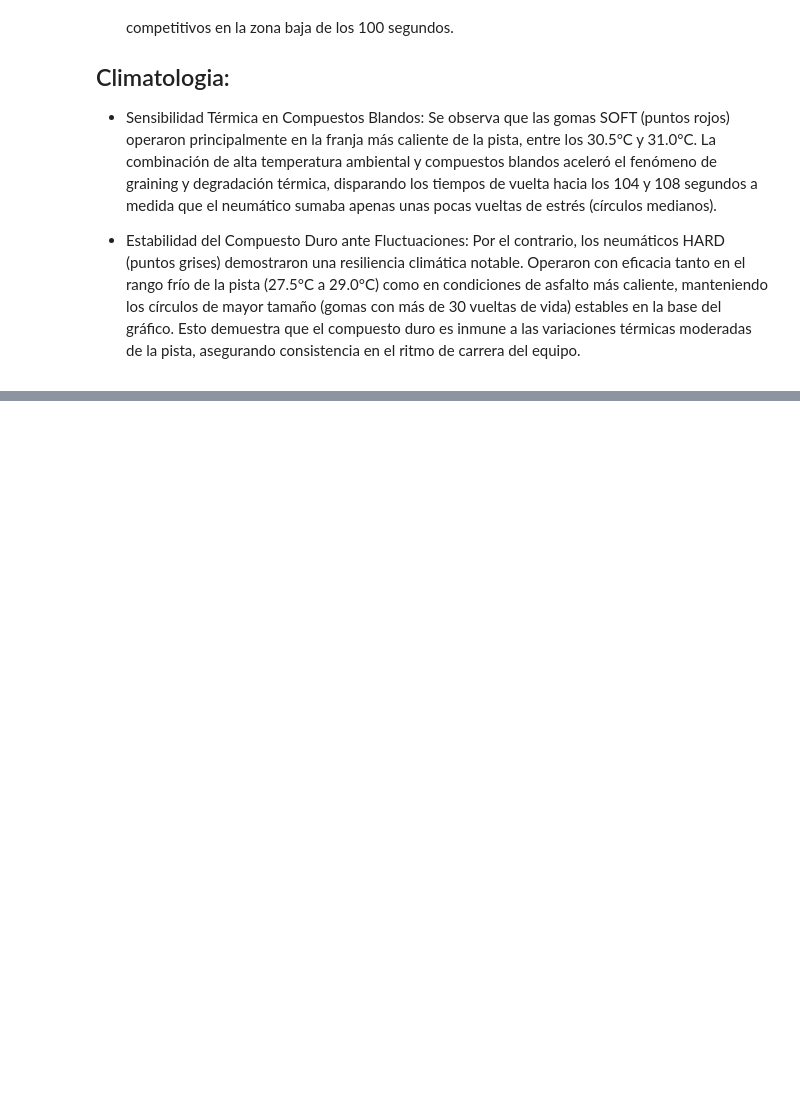
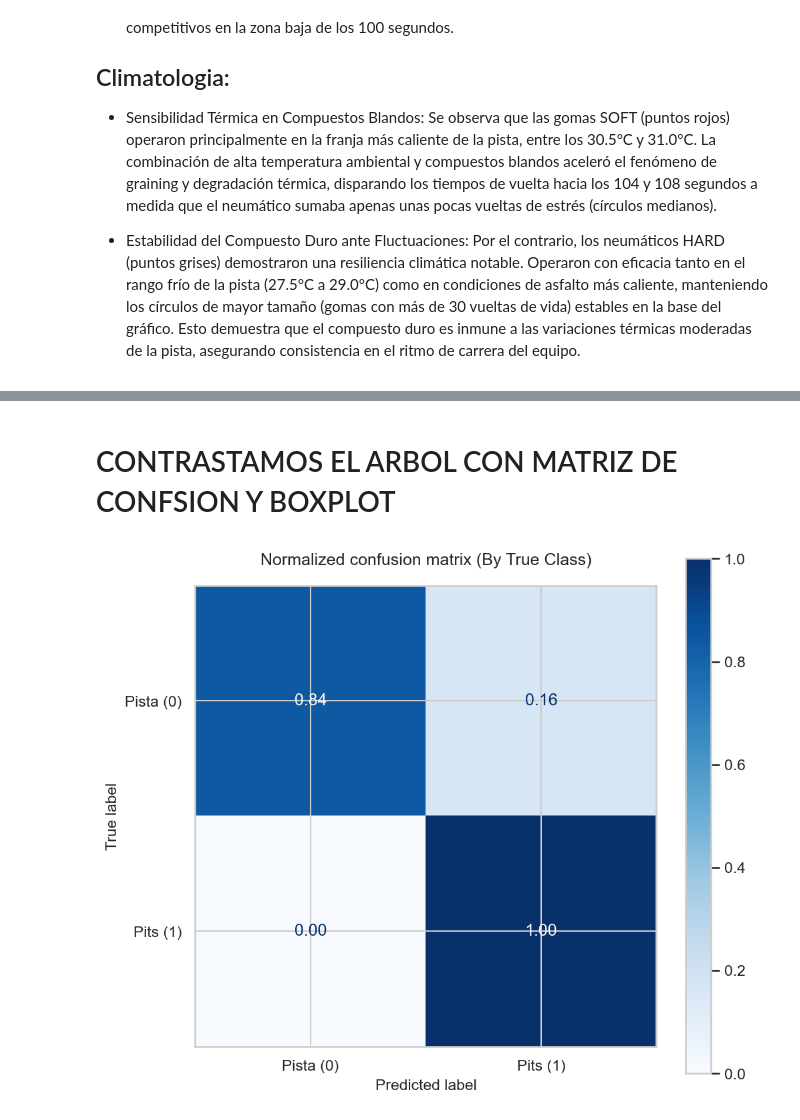
Before and after one commit to G1Martoz/f1-pit-predictor, a Jupyter notebook: Notebooks/1.0-mo-descripcion-origen-dataset.ipynb, the cells around one changed output, grey strips where cells are left out. Saved outputs shown, nothing was run; the diff lists cells and outputs as text; code cells hidden in the pictures; blank space fills up the shorter version.

```diff
--- a/Notebooks/1.0-mo-descripcion-origen-dataset.ipynb
+++ b/Notebooks/1.0-mo-descripcion-origen-dataset.ipynb
@@ -824,0 +1030,37 @@ Neumático HARD: Cuesta 0.048 segundos EXTRA por cada vuelta de estrés.
+# %% [markdown]
+# CONTRASTAMOS EL ARBOL CON MATRIZ DE CONFSION Y BOXPLOT
+# %%
+from sklearn.model_selection import train_test_split
+from sklearn.tree import DecisionTreeClassifier
+from sklearn.metrics import confusion_matrix, ConfusionMatrixDisplay
+import matplotlib.pyplot as plt
+
+# 1. Usamos el split para evaluar el modelo balanceado
+X_train_n, X_test_n, y_train_n, y_test_n = train_test_split(
+    X_arbol, y_arbol, test_size=0.15, random_state=42, stratify=y_arbol
+)
+
+# 2. Generamos las predicciones del árbol estratégico
+y_pred_n = arbol_final.predict(X_test_n)
+
+# 3. Calculamos la matriz NORMALIZADA POR FILA ('true')
+cm_normalizada = confusion_matrix(y_test_n, y_pred_n, normalize='true')
+
+# 4. Graficamos con la estética exacta de tu reporte
+fig, ax = plt.subplots(figsize=(7, 6), dpi=150)
+disp = ConfusionMatrixDisplay(
+    confusion_matrix=cm_normalizada,
+    display_labels=['Pista (0)', 'Pits (1)']
+)
+
+# Renderizamos con la paleta Blues y forzamos dos decimales flotantes
+disp.plot(cmap=plt.cm.Blues, ax=ax, values_format='.2f')
+
+# Títulos profesionales para la entrega del proyecto
+ax.set_title("Normalized confusion matrix (By True Class)", fontsize=12, pad=15)
+ax.set_xlabel("Predicted label", fontsize=11)
+ax.set_ylabel("True label", fontsize=11)
+plt.tight_layout()
+plt.show()
+# %% [output]
+[figure, added]
```
Also changed, not shown: parts of 21 cells of this notebook, 1 other file.
